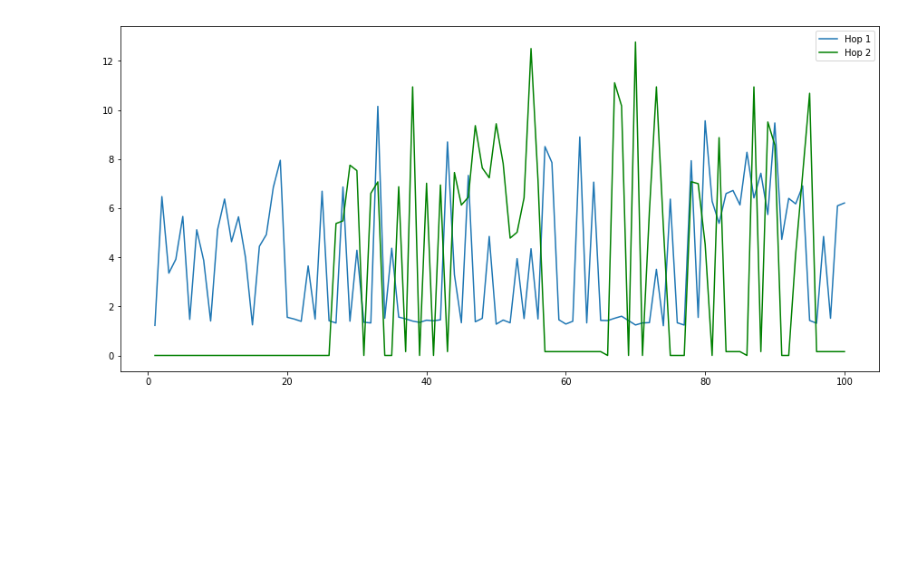
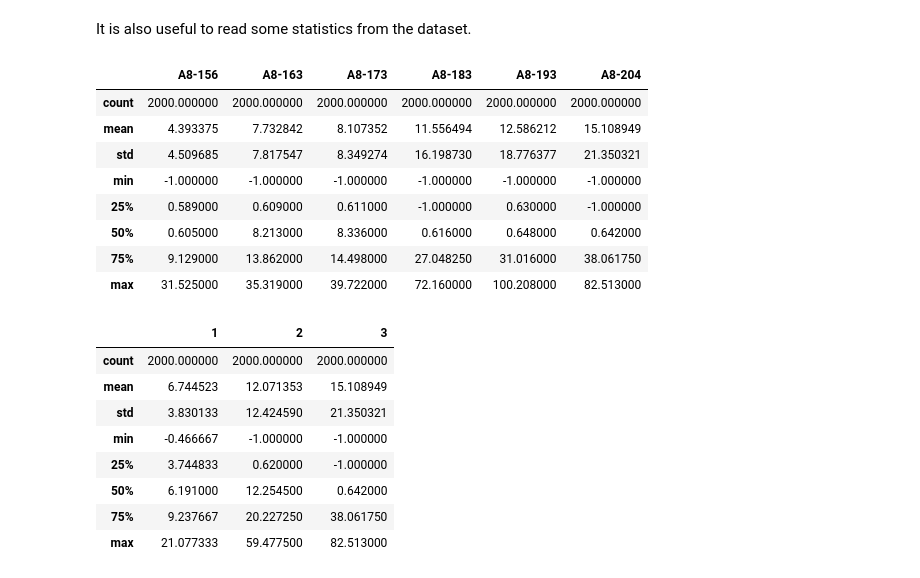
Before and after one commit to lucamaiano/data-driven-intrusion-detection, a Jupyter notebook: ExploratoryAnalysis.ipynb, the cells around one changed output. Cells and saved outputs as stored; diff of their text form; code cells hidden in the pictures; blank space fills up the shorter version.

```diff
--- a/ExploratoryAnalysis.ipynb
+++ b/ExploratoryAnalysis.ipynb
@@ -19,22 +0,0 @@ A8-4  --> ROOT
-# %%
-from matplotlib import pyplot
-import numpy as np
-import matplotlib.pyplot as plt
-
-node = {} # <m3_node, [time in ms for each icmp message]>
-icmp_seq = [n for n in range(1,101)]
-
-with open('data/data1.log', 'r') as log_file:
-    logs = log_file.read().split('\n')
-    ip = ''
-    for log in logs:
-        log = log.split()
-        if len(log) > 1 and log[1] == 'ping6':
-            ip = log[3]
-            node[ip] = []
-            print(ip)
-        if len(log) > 1 and log[1] == 'timeout':
-            node[ip].append(0.0)
-        if len(log) > 0 and log[0] == '12':
-            ip = log[3][:-1]
-            node[ip].append(float(log[len(log)-2]))
@@ -202,17 +136,26 @@ for h in hops:
-# %%
-fig, ax = plt.subplots(figsize=(15,7))
-
-# Using set_dashes() to modify dashing of an existing line
-line1, = ax.plot(icmp_seq, m_hop[1], label='Hop 1')
-
-# Using plot(..., dashes=...) to set the dashing when creating a line
-line2, = ax.plot(icmp_seq, m_hop[2], 'green', label='Hop 2')
-
-# Using plot(..., dashes=...) to set the dashing when creating a line
-#line3, = ax.plot(icmp_seq, m_hop[3], 'red', label='Hop 3')
-
-
-ax.legend()
-plt.show()
-# %% [output]
-[figure, removed]
+# %% [markdown]
+It is also useful to read some statistics from the dataset.
+# %%
+nodes.describe()
+# %% [output]
+|  | A8-156 | A8-163 | A8-173 | A8-183 | A8-193 | A8-204 |
+| count | 2000.000000 | 2000.000000 | 2000.000000 | 2000.000000 | 2000.000000 | 2000.000000 |
+| mean | 4.393375 | 7.732842 | 8.107352 | 11.556494 | 12.586212 | 15.108949 |
+| std | 4.509685 | 7.817547 | 8.349274 | 16.198730 | 18.776377 | 21.350321 |
+| min | -1.000000 | -1.000000 | -1.000000 | -1.000000 | -1.000000 | -1.000000 |
+| 25% | 0.589000 | 0.609000 | 0.611000 | -1.000000 | 0.630000 | -1.000000 |
+| 50% | 0.605000 | 8.213000 | 8.336000 | 0.616000 | 0.648000 | 0.642000 |
+| 75% | 9.129000 | 13.862000 | 14.498000 | 27.048250 | 31.016000 | 38.061750 |
+| max | 31.525000 | 35.319000 | 39.722000 | 72.160000 | 100.208000 | 82.513000 |
+# %%
+hop_nodes.describe()
+# %% [output]
+|  | 1 | 2 | 3 |
+| count | 2000.000000 | 2000.000000 | 2000.000000 |
+| mean | 6.744523 | 12.071353 | 15.108949 |
+| std | 3.830133 | 12.424590 | 21.350321 |
+| min | -0.466667 | -1.000000 | -1.000000 |
+| 25% | 3.744833 | 0.620000 | -1.000000 |
+| 50% | 6.191000 | 12.254500 | 0.642000 |
+| 75% | 9.237667 | 20.227250 | 38.061750 |
+| max | 21.077333 | 59.477500 | 82.513000 |
```
Also changed, not shown: parts of 25 cells of this notebook, 8 other files.
